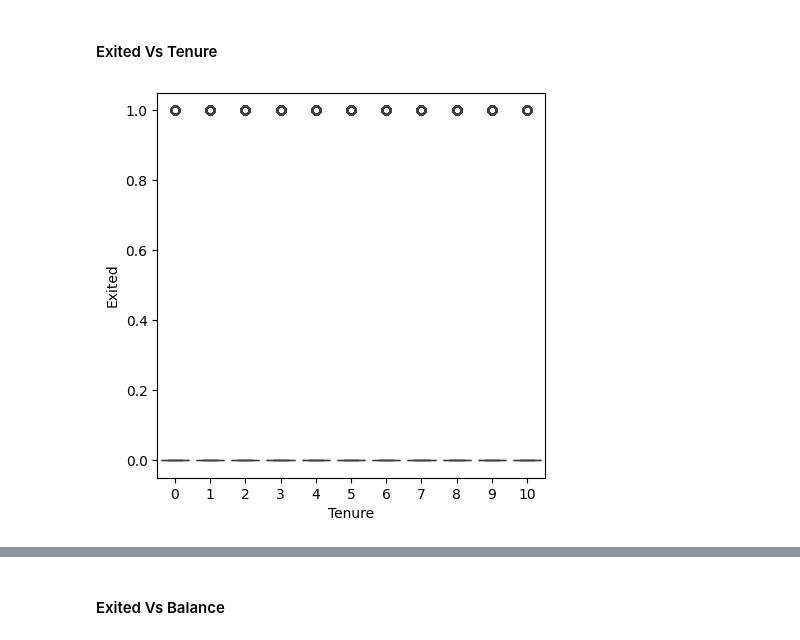
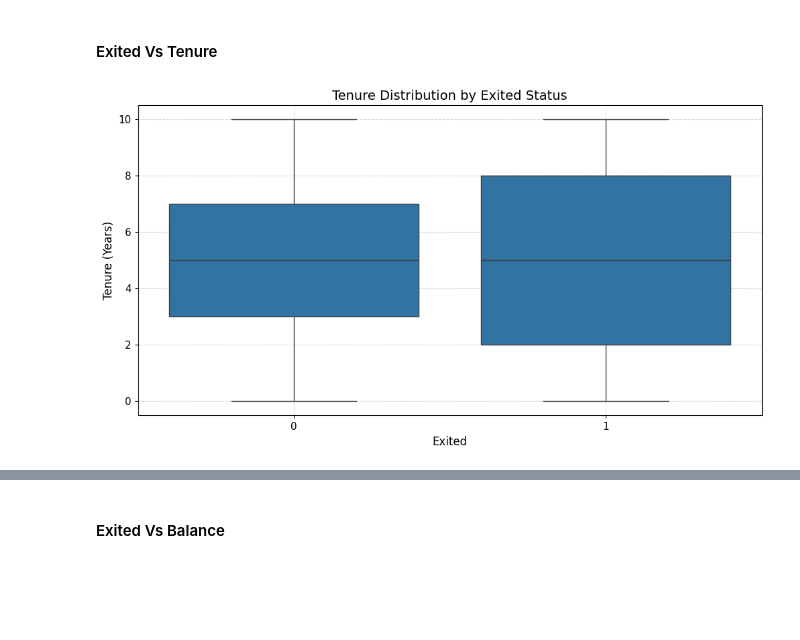
Before and after one commit to kurchania/Bank_Churn_Prediction_Low_code, a Jupyter notebook: Bank_Churn_Prediction_Low_code.ipynb, the cells around one changed output, grey strips where cells are left out. Cells and saved outputs as stored; diff of their text form; code cells hidden in the pictures; blank space fills up the shorter version.

```diff
--- a/Bank_Churn_Prediction_Low_code.ipynb
+++ b/Bank_Churn_Prediction_Low_code.ipynb
@@ -557,8 +807,16 @@ plt.show()
 # %% [markdown]
 #### Exited Vs Tenure
-# %%
-plt.figure(figsize=(5,5))
-sns.boxplot(y='Exited',x='Tenure',data=ds)               ## Complete the code to plot the boxplot for Exited and Tenure
-plt.show()
-# %% [output]
-[figure, removed]
+# %%
+ ## Complete the code to plot the boxplot for Exited and Tenure
+
+plt.figure(figsize=(12, 6))  # Adjusting figure size for clarity
+sns.boxplot(x='Exited', y='Tenure', data=ds)
+plt.title('Tenure Distribution by Exited Status', fontsize=14)
+plt.xlabel('Exited', fontsize=12)
+plt.ylabel('Tenure (Years)', fontsize=12)
+plt.xticks(fontsize=11)
+plt.yticks(fontsize=11)
+plt.grid(True, linestyle='--', alpha=0.5)
+plt.show()
+# %% [output]
+[figure, added]
```
Also changed, not shown: parts of 42 cells of this notebook.
